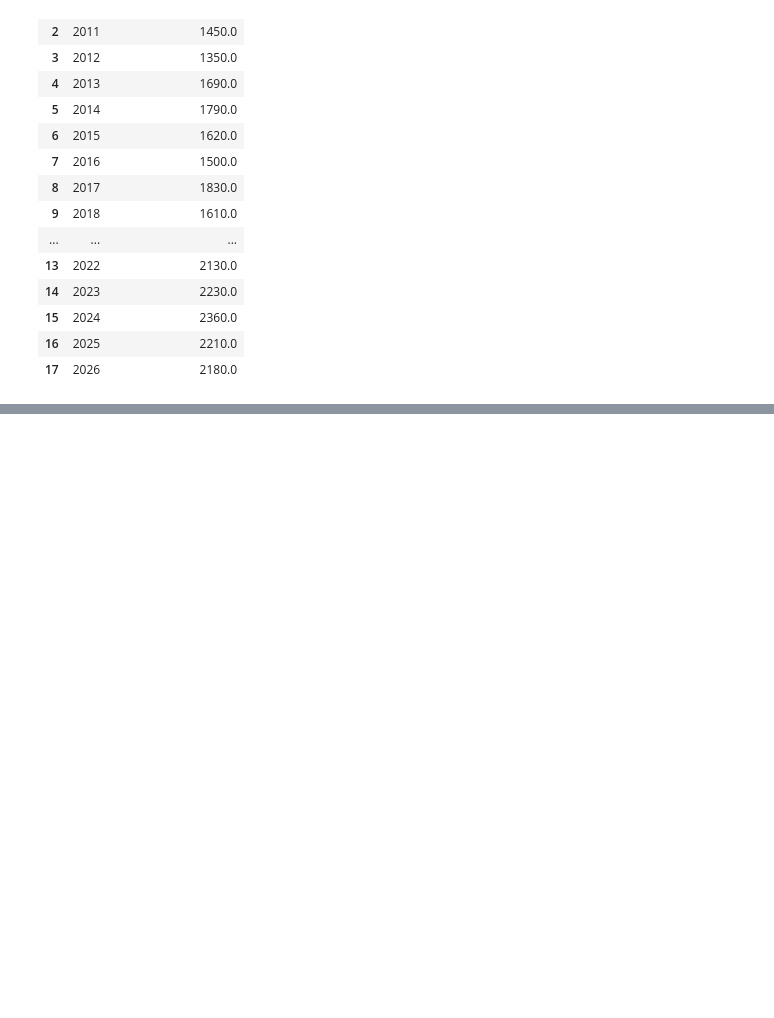
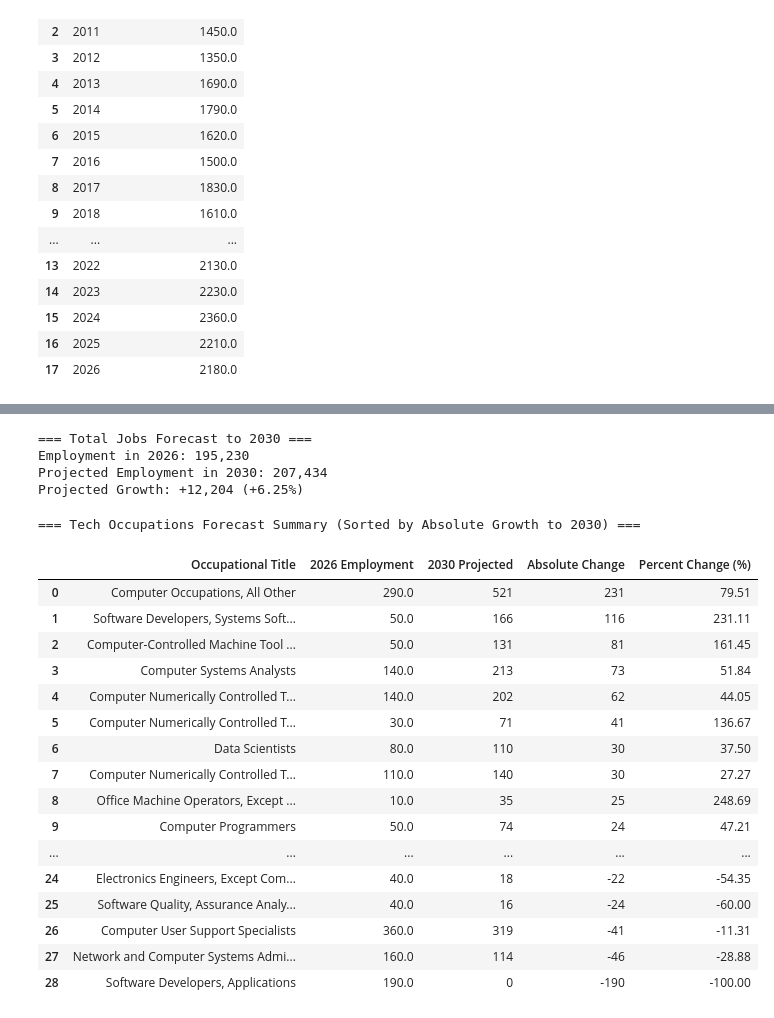
Before and after one commit to daisymayorga-galtechs/Occupational-Employment-and-Wage-Statistics, a Jupyter notebook: modesto_msa_2009_2026.ipynb, the cells around one changed output, grey strips where cells are left out. Saved outputs shown, nothing was run; the diff lists cells and outputs as text; code cells hidden in the pictures; blank space fills up the shorter version.

```diff
--- a/modesto_msa_2009_2026.ipynb
+++ b/modesto_msa_2009_2026.ipynb
@@ -437,0 +500,78 @@ display(aggregated_tech_trend)
+# %%
+import pandas as pd
+import numpy as np
+from sklearn.linear_model import LinearRegression
+import matplotlib.pyplot as plt
+import seaborn as sns
+
+# 1. Total Jobs (All Occupations) Forecast
+total_jobs_series = df_individual_all_group_by_total = df[
+    df['Occupational Title'].str.lower().str.contains('total, all occupations|total all occupations', na=False)
+].groupby('Year')['Number of Employed'].mean().dropna()
+
+# Fit regression for Total Jobs
+years_total = total_jobs_series.index.values.reshape(-1, 1)
+values_total = total_jobs_series.values
+
+model_total = LinearRegression()
+model_total.fit(years_total, values_total)
+projected_total_2030 = model_total.predict([[2030]])[0]
+
+print("=== Total Jobs Forecast to 2030 ===")
+print(f"Employment in 2026: {values_total[-1]:,.0f}")
+print(f"Projected Employment in 2030: {projected_total_2030:,.0f}")
+print(f"Projected Growth: {projected_total_2030 - values_total[-1]:+,.0f} ({((projected_total_2030 - values_total[-1]) / values_total[-1] * 100):+.2f}%)\n")
+# %% [output]
+=== Total Jobs Forecast to 2030 ===
+Employment in 2026: 195,230
+Projected Employment in 2030: 207,434
+Projected Growth: +12,204 (+6.25%)
+# %%
+# 2. Batch Tech Jobs Forecasts
+tech_forecasts = []
+
+for job in sorted(unique_tech_jobs):
+    job_series = pivot_all.loc[job].dropna() if job in pivot_all.index else pd.Series(dtype='float64')
+
+    # Only forecast if we have at least 3 historical data points
+    if len(job_series) >= 3:
+        years_job = job_series.index.values.reshape(-1, 1)
+        values_job = job_series.values
+
+        model_job = LinearRegression()
+        model_job.fit(years_job, values_job)
+        pred_2030 = model_job.predict([[2030]])[0]
+
+        # Clamp negative forecasts to 0
+        pred_2030_clamped = max(0, pred_2030)
+
+        tech_forecasts.append({
+            'Occupational Title': job,
+            '2026 Employment': values_job[-1],
+            '2030 Projected': round(pred_2030_clamped),
+            'Absolute Change': round(pred_2030_clamped - values_job[-1]),
+            'Percent Change (%)': round(((pred_2030_clamped - values_job[-1]) / values_job[-1] * 100), 2) if values_job[-1] > 0 else 0
+        })
+
+tech_forecast_df = pd.DataFrame(tech_forecasts).sort_values(by='Absolute Change', ascending=False).reset_index(drop=True)
+print("=== Tech Occupations Forecast Summary (Sorted by Absolute Growth to 2030) ===")
+display(tech_forecast_df)
+# %% [output]
+=== Tech Occupations Forecast Summary (Sorted by Absolute Growth to 2030) ===
+|  | Occupational Title | 2026 Employment | 2030 Projected | Absolute Change | Percent Change (%) |
+| 0 | Computer Occupations, All Other | 290.0 | 521 | 231 | 79.51 |
+| 1 | Software Developers, Systems Soft... | 50.0 | 166 | 116 | 231.11 |
+| 2 | Computer-Controlled Machine Tool ... | 50.0 | 131 | 81 | 161.45 |
+| 3 | Computer Systems Analysts | 140.0 | 213 | 73 | 51.84 |
+| 4 | Computer Numerically Controlled T... | 140.0 | 202 | 62 | 44.05 |
+| 5 | Computer Numerically Controlled T... | 30.0 | 71 | 41 | 136.67 |
+| 6 | Data Scientists | 80.0 | 110 | 30 | 37.50 |
+| 7 | Computer Numerically Controlled T... | 110.0 | 140 | 30 | 27.27 |
+| 8 | Office Machine Operators, Except ... | 10.0 | 35 | 25 | 248.69 |
+| 9 | Computer Programmers | 50.0 | 74 | 24 | 47.21 |
+| ... | ... | ... | ... | ... | ... |
+| 24 | Electronics Engineers, Except Com... | 40.0 | 18 | -22 | -54.35 |
+| 25 | Software Quality, Assurance Analy... | 40.0 | 16 | -24 | -60.00 |
+| 26 | Computer User Support Specialists | 360.0 | 319 | -41 | -11.31 |
+| 27 | Network and Computer Systems Admi... | 160.0 | 114 | -46 | -28.88 |
+| 28 | Software Developers, Applications | 190.0 | 0 | -190 | -100.00 |
```
Also changed, not shown: parts of 4 cells of this notebook.
